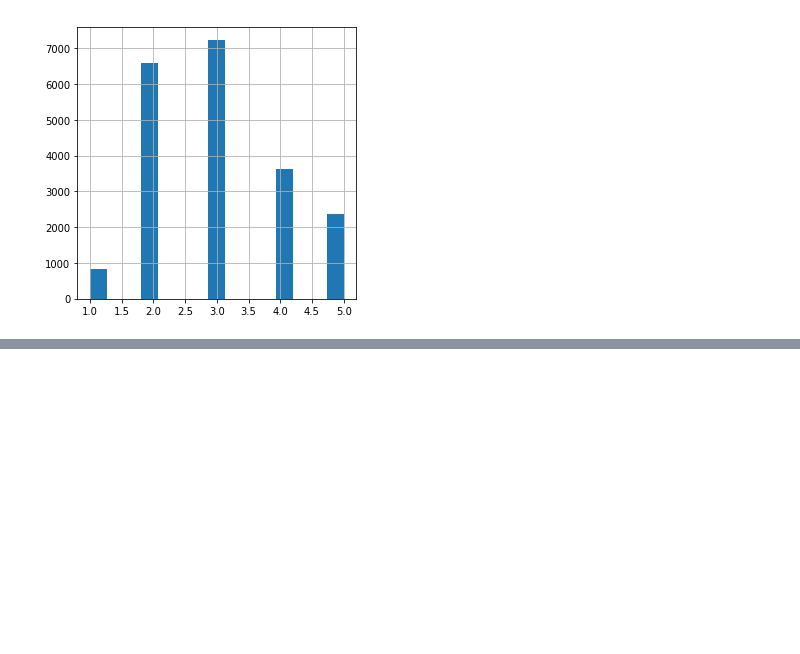
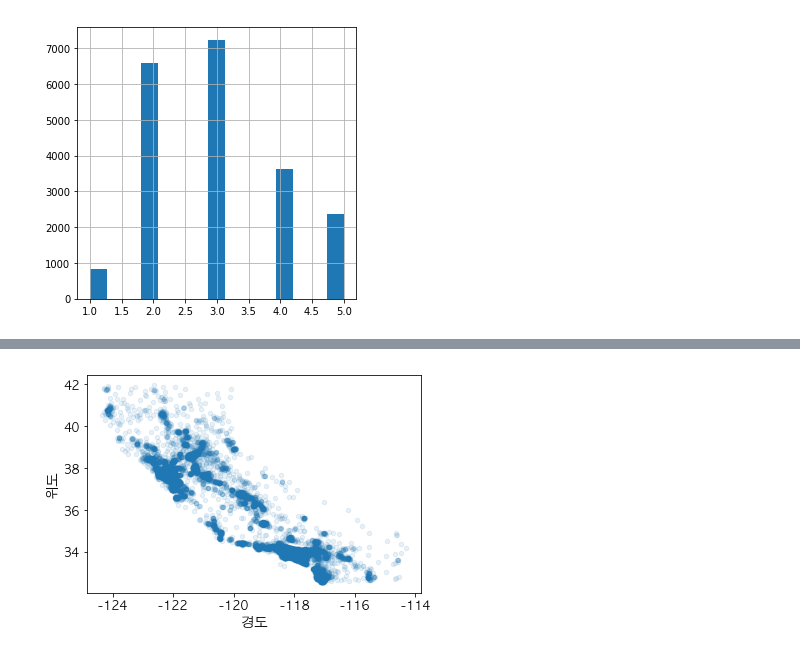
Before and after one commit to namsoojang/Play_with_Data_4th, a Jupyter notebook: Ch2_ML_Project/2. 머신러닝 프로젝트 처음부터 끝까지.ipynb, the cells around one changed output, grey strips where cells are left out. Saved outputs shown, nothing was run; the diff lists cells and outputs as text; code cells hidden in the pictures; blank space fills up the shorter version.

```diff
--- a/Ch2_ML_Project/2. 머신러닝 프로젝트 처음부터 끝까지.ipynb
+++ b/Ch2_ML_Project/2. 머신러닝 프로젝트 처음부터 끝까지.ipynb
@@ -228,0 +325,7 @@ plt.show()
+# %%
+# alpha 옵션 을 0.1로 주면 데이터 포인트가 밀집된 영역을 잘 보여줌
+ax = housing.plot(kind="scatter", x="longitude", y="latitude", alpha=0.1)
+ax.set(xlabel='경도', ylabel='위도')
+plt.show()
+# %% [output]
+[figure, added]
```
Also changed, not shown: parts of 12 cells of this notebook, 2 other files.
